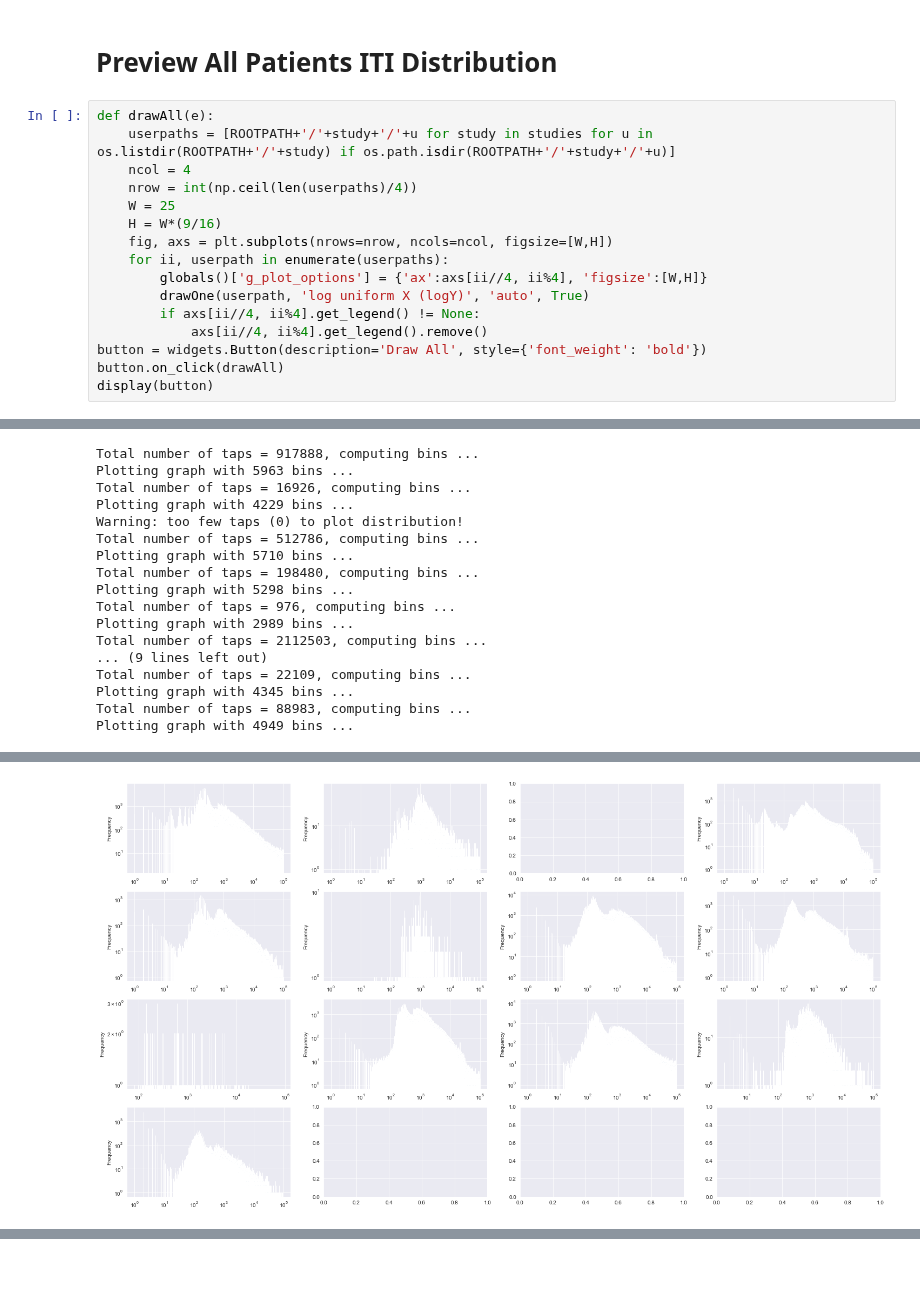
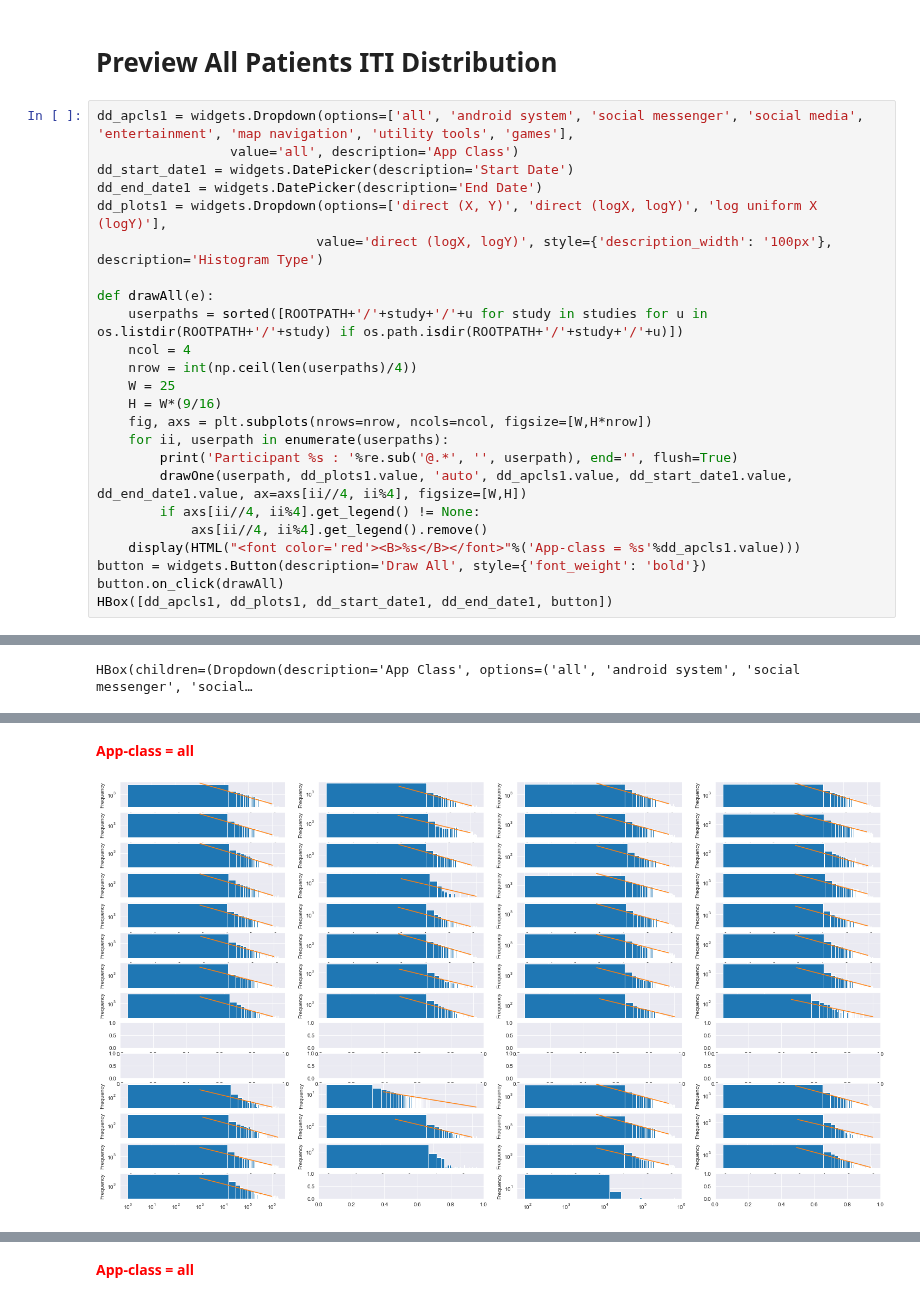
Before and after one commit to xuancong84/beiwe-visualizer, a Jupyter notebook: analyze-taps.ipynb, the cells around one changed output, grey strips where cells are left out. Cells and saved outputs as stored; diff of their text form; blank space fills up the shorter version.

Commit message:
added power-law distribution line-fit feature with 2 kinds: linear-uniform histogram, log-uniform histogram

```diff
--- a/analyze-taps.ipynb
+++ b/analyze-taps.ipynb
@@ -105,19 +170,27 @@ VBox(children=(HBox(children=(Dropdown(description='Study', options=('izedAa85XX
 # %% [markdown]
 # Preview All Patients ITI Distribution
 # %%
+dd_apcls1 = widgets.Dropdown(options=['all', 'android system', 'social messenger', 'social media', 'entertainment', 'map navigation', 'utility tools', 'games'],
+                 value='all', description='App Class')
+dd_start_date1 = widgets.DatePicker(description='Start Date')
+dd_end_date1 = widgets.DatePicker(description='End Date')
+dd_plots1 = widgets.Dropdown(options=['direct (X, Y)', 'direct (logX, logY)', 'log uniform X (logY)'],
+                            value='direct (logX, logY)', style={'description_width': '100px'}, description='Histogram Type')
+
 def drawAll(e):
-    userpaths = [ROOTPATH+'/'+study+'/'+u for study in studies for u in os.listdir(ROOTPATH+'/'+study) if os.path.isdir(ROOTPATH+'/'+study+'/'+u)]
+    userpaths = sorted([ROOTPATH+'/'+study+'/'+u for study in studies for u in os.listdir(ROOTPATH+'/'+study) if os.path.isdir(ROOTPATH+'/'+study+'/'+u)])
     ncol = 4
     nrow = int(np.ceil(len(userpaths)/4))
     W = 25
     H = W*(9/16)
-    fig, axs = plt.subplots(nrows=nrow, ncols=ncol, figsize=[W,H])
+    fig, axs = plt.subplots(nrows=nrow, ncols=ncol, figsize=[W,H*nrow])
     for ii, userpath in enumerate(userpaths):
-        globals()['g_plot_options'] = {'ax':axs[ii//4, ii%4], 'figsize':[W,H]}
-        drawOne(userpath, 'log uniform X (logY)', 'auto', True)
+        print('Participant %s : '%re.sub('@.*', '', userpath), end='', flush=True)
+        drawOne(userpath, dd_plots1.value, 'auto', dd_apcls1.value, dd_start_date1.value, dd_end_date1.value, ax=axs[ii//4, ii%4], figsize=[W,H])
         if axs[ii//4, ii%4].get_legend() != None:
             axs[ii//4, ii%4].get_legend().remove()
+    display(HTML("<font color='red'><B>%s</B></font>"%('App-class = %s'%dd_apcls1.value)))
 button = widgets.Button(description='Draw All', style={'font_weight': 'bold'})
 button.on_click(drawAll)
-display(button)
+HBox([dd_apcls1, dd_plots1, dd_start_date1, dd_end_date1, button])
 # %% [output]
@@ -125,17 +197 @@ display(button)
-Total number of taps = 917888, computing bins ...
-Plotting graph with 5963 bins ...
-Total number of taps = 16926, computing bins ...
-Plotting graph with 4229 bins ...
-Warning: too few taps (0) to plot distribution!
-Total number of taps = 512786, computing bins ...
-Plotting graph with 5710 bins ...
-Total number of taps = 198480, computing bins ...
-Plotting graph with 5298 bins ...
-Total number of taps = 976, computing bins ...
-Plotting graph with 2989 bins ...
-Total number of taps = 2112503, computing bins ...
-... (9 lines left out)
-Total number of taps = 22109, computing bins ...
-Plotting graph with 4345 bins ...
-Total number of taps = 88983, computing bins ...
-Plotting graph with 4949 bins ...
+HBox(children=(Dropdown(description='App Class', options=('all', 'android system', 'social messenger', 'social…
@@ -142 +215,2 @@ Plotting graph with 4949 bins ...
+App-class = all
-[figure, old version]
+[figure, new version]
@@ -142,0 +234 @@ Plotting graph with 4949 bins ...
+App-class = all
```
Also changed, not shown: parts of 5 cells of this notebook.
